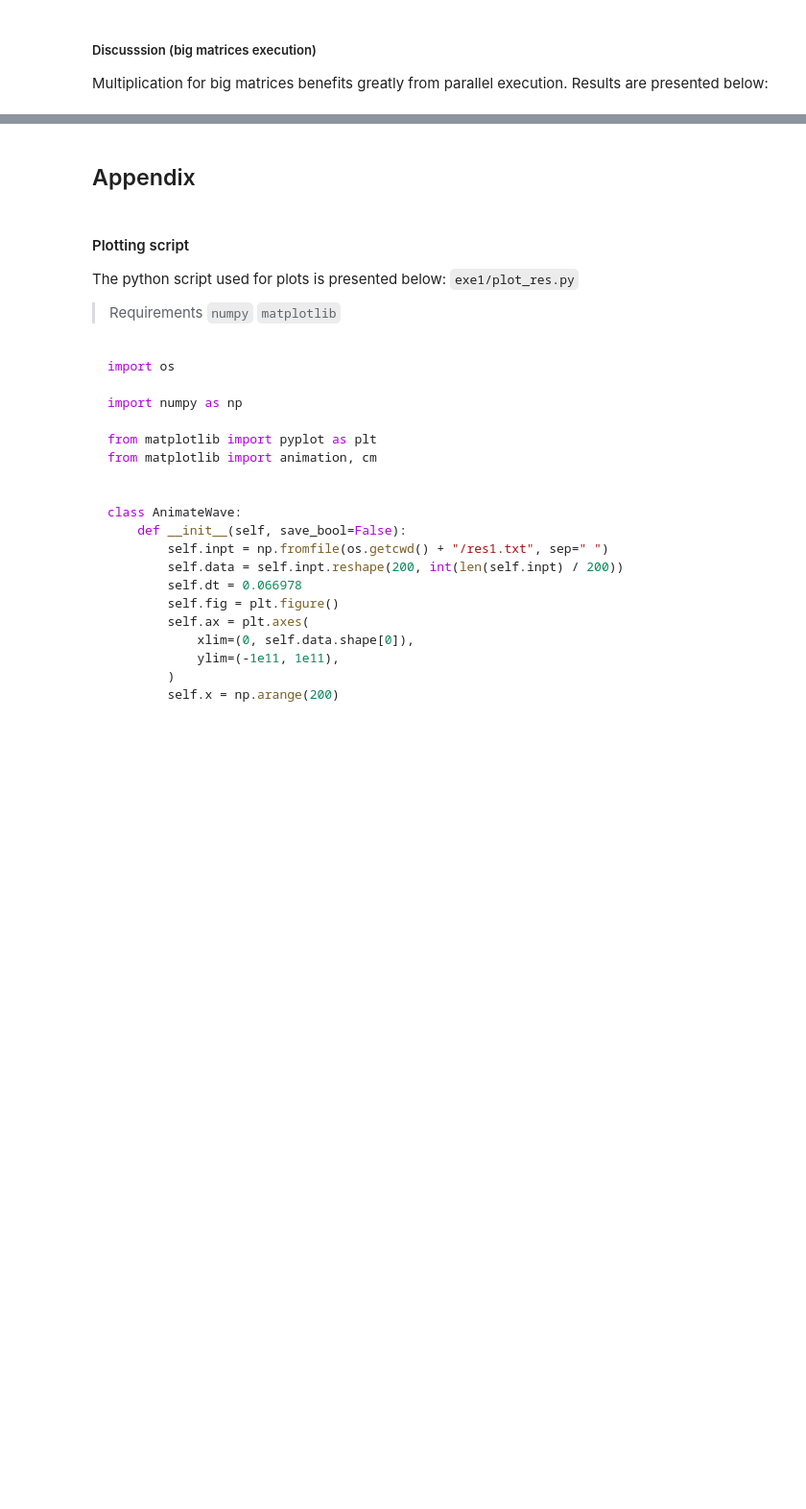
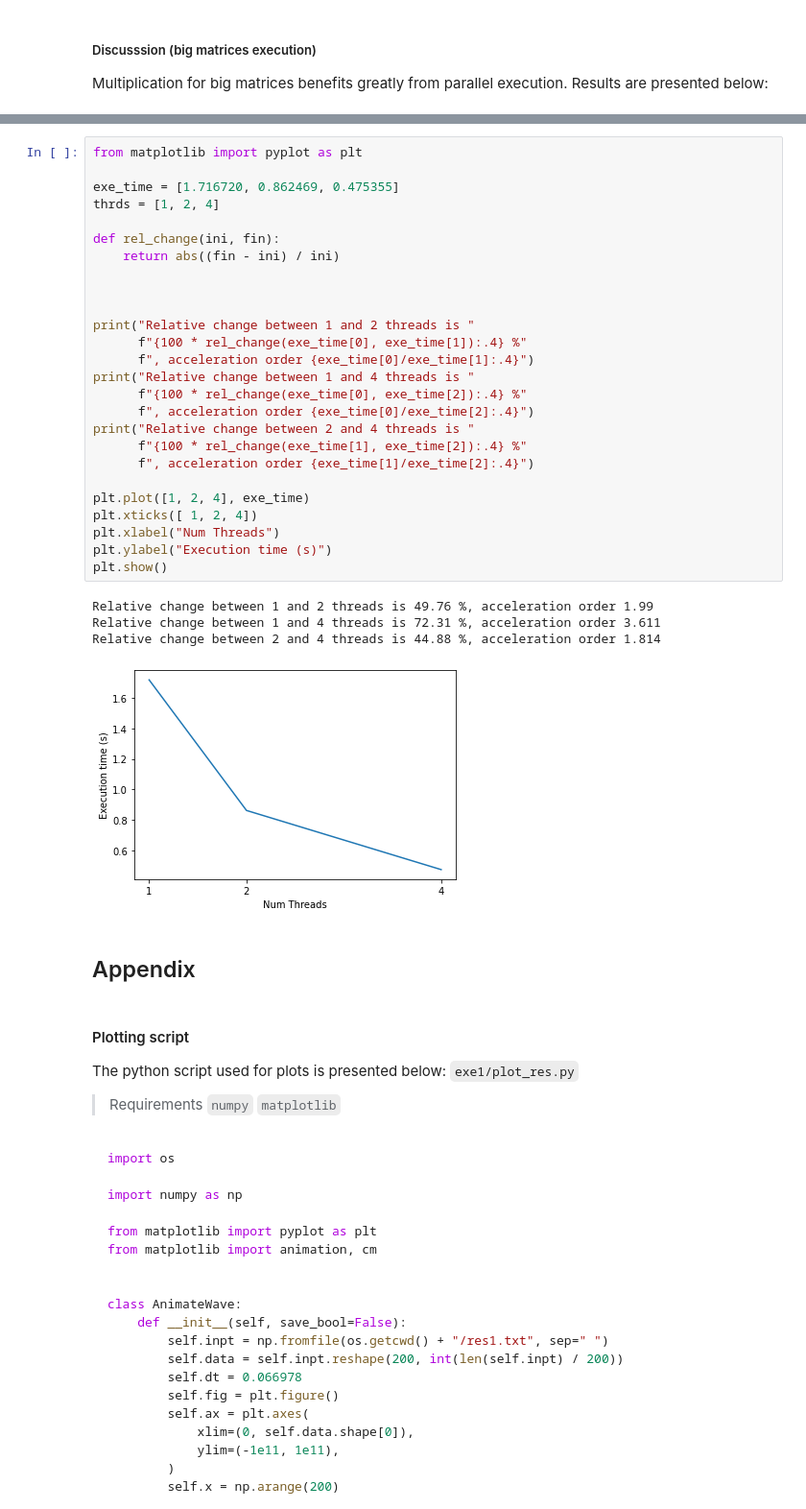
Before and after one commit to iakovts/openMP_set_2021_Tsouros, a Jupyter notebook: TsourosOpenMP.ipynb, the cells around one changed output, grey strips where cells are left out. Shown at 96% size. Saved outputs shown, nothing was run; the diff lists cells and outputs as text; blank space fills up the shorter version.

```diff
--- a/TsourosOpenMP.ipynb
+++ b/TsourosOpenMP.ipynb
@@ -573,3 +735,34 @@ Code that implements the above method is presented below
+# %%
+from matplotlib import pyplot as plt
+
+exe_time = [1.716720, 0.862469, 0.475355]
+thrds = [1, 2, 4]
+
+def rel_change(ini, fin):
+    return abs((fin - ini) / ini)
+
+
+
+print("Relative change between 1 and 2 threads is "
+      f"{100 * rel_change(exe_time[0], exe_time[1]):.4} %"
+      f", acceleration order {exe_time[0]/exe_time[1]:.4}")
+print("Relative change between 1 and 4 threads is "
+      f"{100 * rel_change(exe_time[0], exe_time[2]):.4} %"
+      f", acceleration order {exe_time[0]/exe_time[2]:.4}")
+print("Relative change between 2 and 4 threads is "
+      f"{100 * rel_change(exe_time[1], exe_time[2]):.4} %"
+      f", acceleration order {exe_time[1]/exe_time[2]:.4}")
+
+plt.plot([1, 2, 4], exe_time)
+plt.xticks([ 1, 2, 4])
+plt.xlabel("Num Threads")
+plt.ylabel("Execution time (s)")
+plt.show()
+# %% [output]
+Relative change between 1 and 2 threads is 49.76 %, acceleration order 1.99
+Relative change between 1 and 4 threads is 72.31 %, acceleration order 3.611
+Relative change between 2 and 4 threads is 44.88 %, acceleration order 1.814
+[figure, added]
 # %% [markdown]
 ## Appendix
 # %% [markdown]
```
Also changed, not shown: parts of 9 cells of this notebook.
